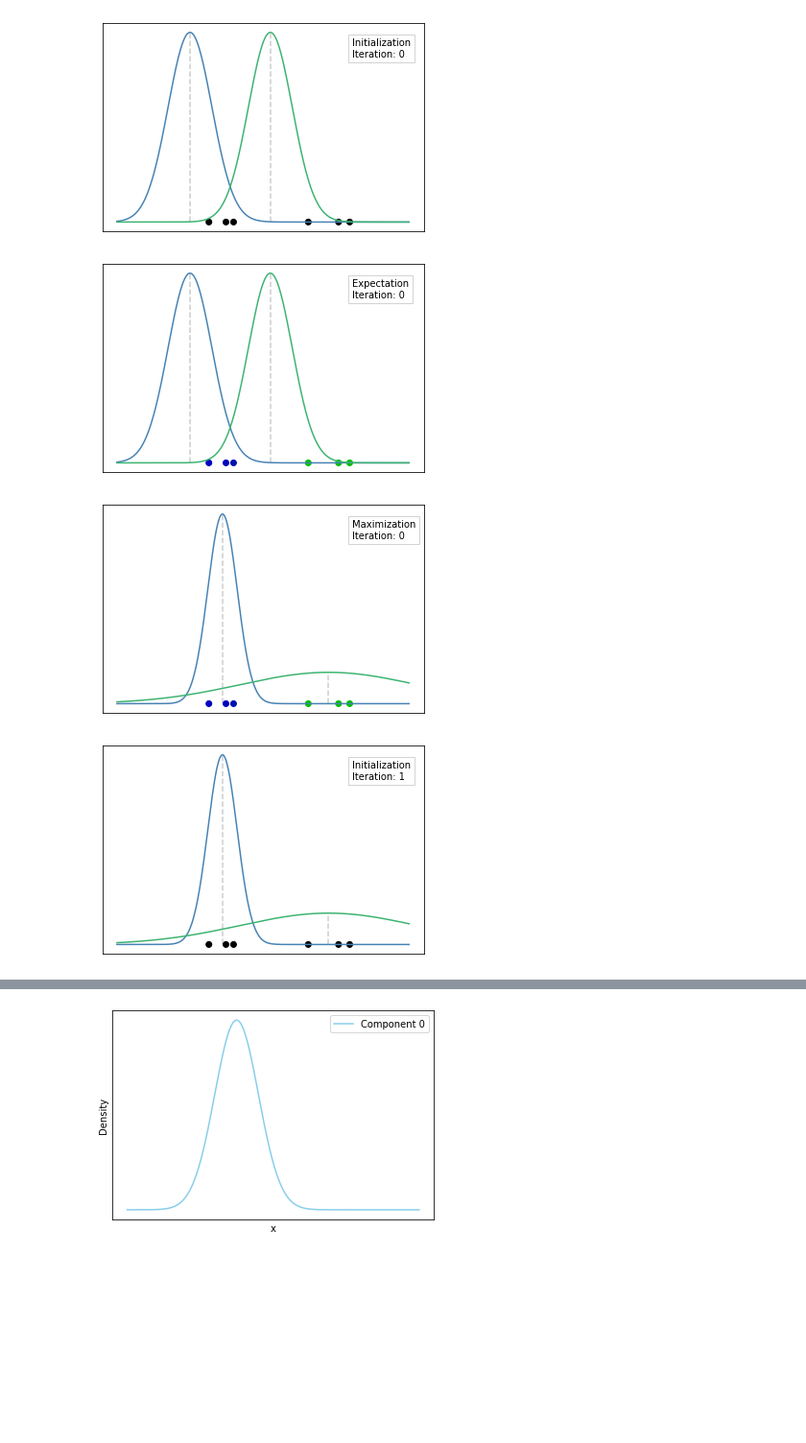
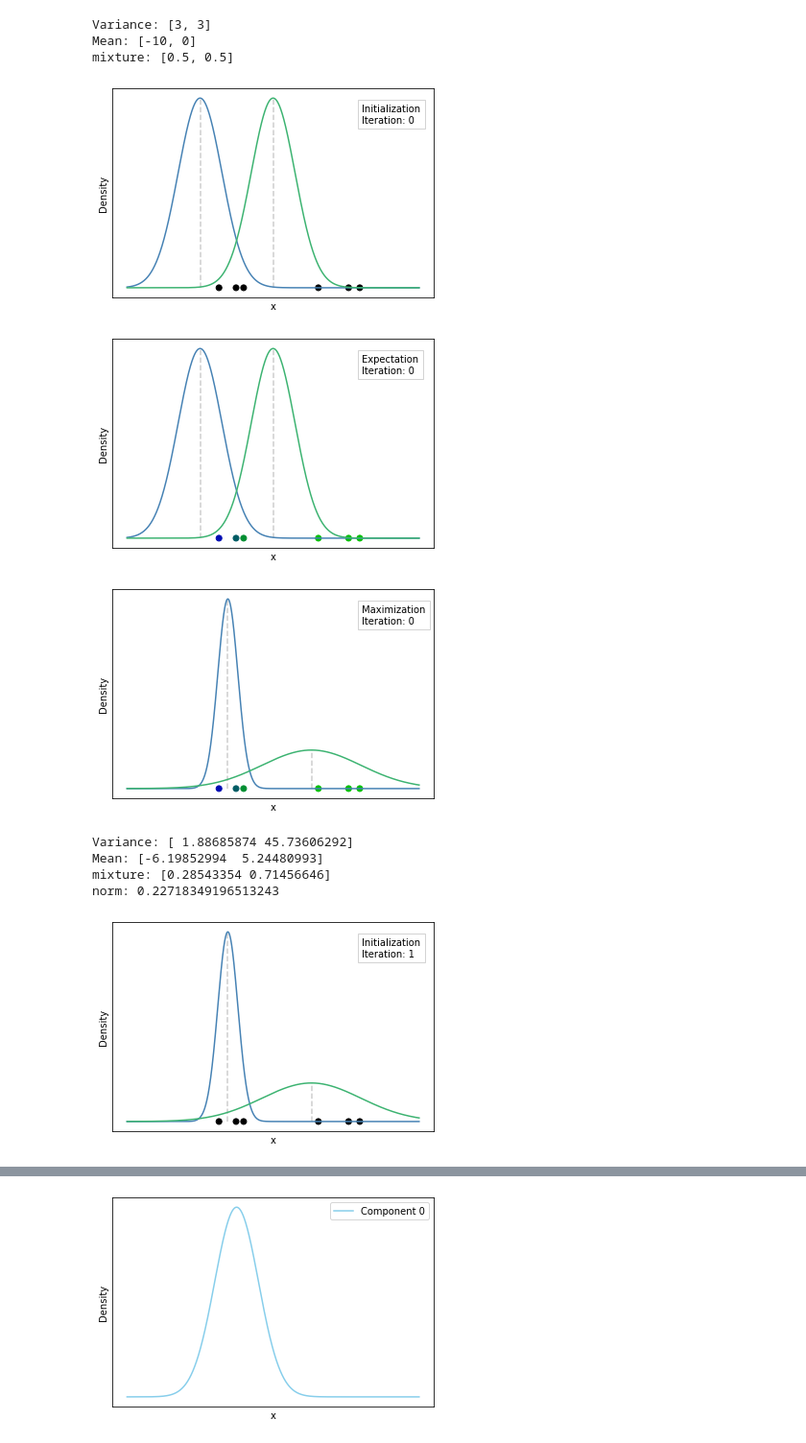
Before and after one commit to AronFreyr/data_mining_project, a Jupyter notebook: EMGMMFigures.ipynb, the cells around one changed output, grey strips where cells are left out. Shown at 96% size. Drawn from its saved outputs; the diff is of its cells as text; code cells hidden in the pictures; blank space fills up the shorter version.

```diff
--- a/EMGMMFigures.ipynb
+++ b/EMGMMFigures.ipynb
@@ -29,6 +29,8 @@ def plot_gaussians_vs_data(x, gaussians, mus, sigmas, colors = False, color_valu
 
     plt.xticks([])
     plt.yticks([])
+    plt.xlabel("x")
+    plt.ylabel("Density")
 
     #x_colors = np.array([[random.randint(0,255),random.randint(0,255),random.randint(0,255)] for xi in x])
 
@@ -62,6 +64,7 @@ def plot_gaussians_vs_data(x, gaussians, mus, sigmas, colors = False, color_valu
             'pad': 0.4}
 
     plt.text(12.2, maxcoords*0.87, f"{_step}\nIteration: {i}",bbox = bbox_style, **style)
+    plt.savefig(f"{_step}_Iteration_{i}.png")
 
     plt.show()
 # %%
@@ -236,9 +244,16 @@ Z = np.stack((Z0,Z1)).flatten()
 # %%
 #gaussians, mus, sigmas = EM_GMM_1D(XX, n_clusters=3, epsilon=0.1)
 # %%
-gaussians, mus, sigmas = EM_GMM_1D(Z, n_clusters=2, epsilon=0.001, histo = False, points = True)
+gaussians, mus, sigmas = EM_GMM_1D(Z, n_clusters=2, epsilon=0.056, histo = False, points = True)
 # %% [output]
+Variance: [3, 3]
+Mean: [-10, 0]
+mixture: [0.5, 0.5]
-[figure, old version]
+[figure, new version]
-[figure, old version]
+[figure, new version]
-[figure, old version]
+[figure, new version]
+Variance: [ 1.88685874 45.73606292]
+Mean: [-6.19852994  5.24480993]
+mixture: [0.28543354 0.71456646]
+norm: 0.22718349196513243
-[figure, old version]
+[figure, new version]
```
Also changed, not shown: parts of 4 cells of this notebook.
